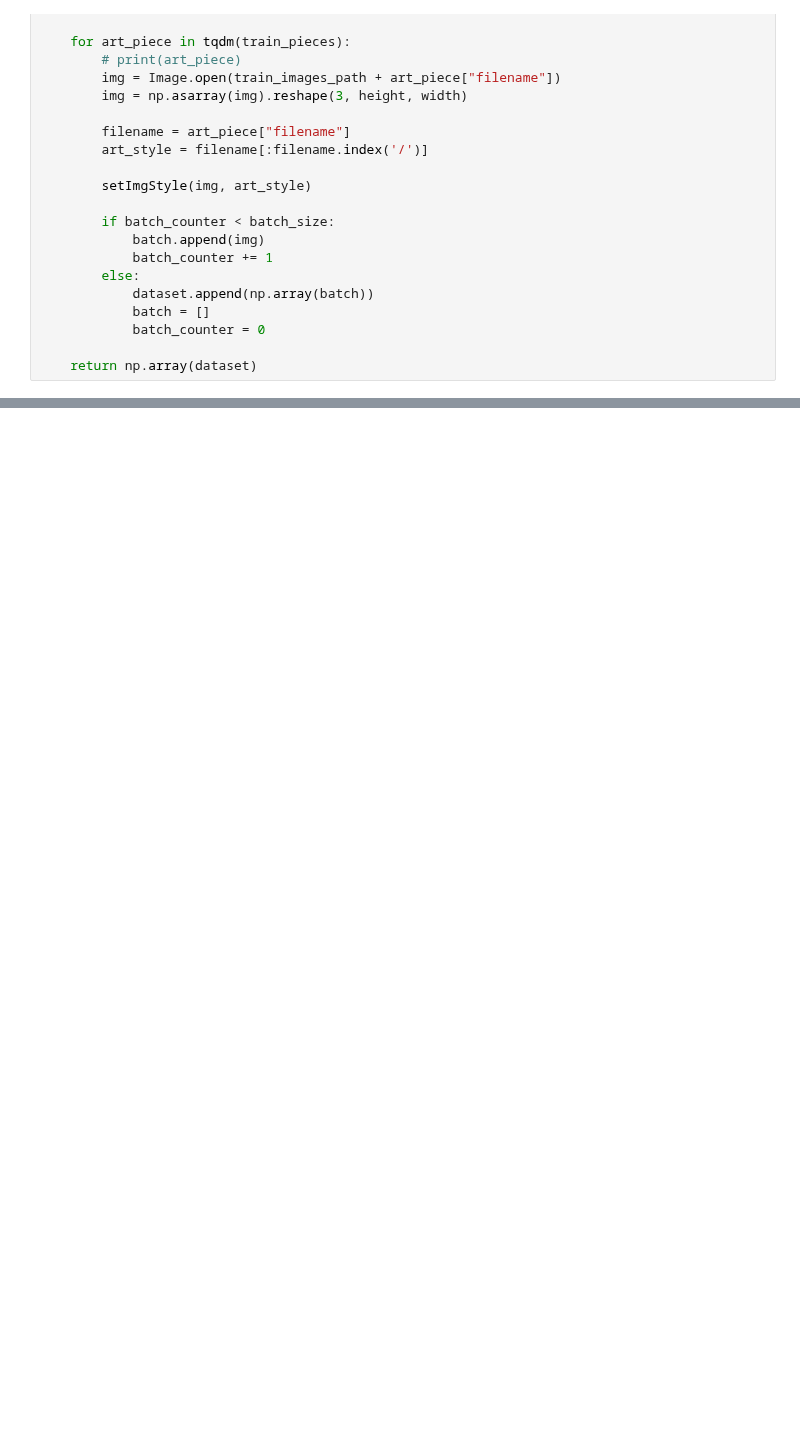
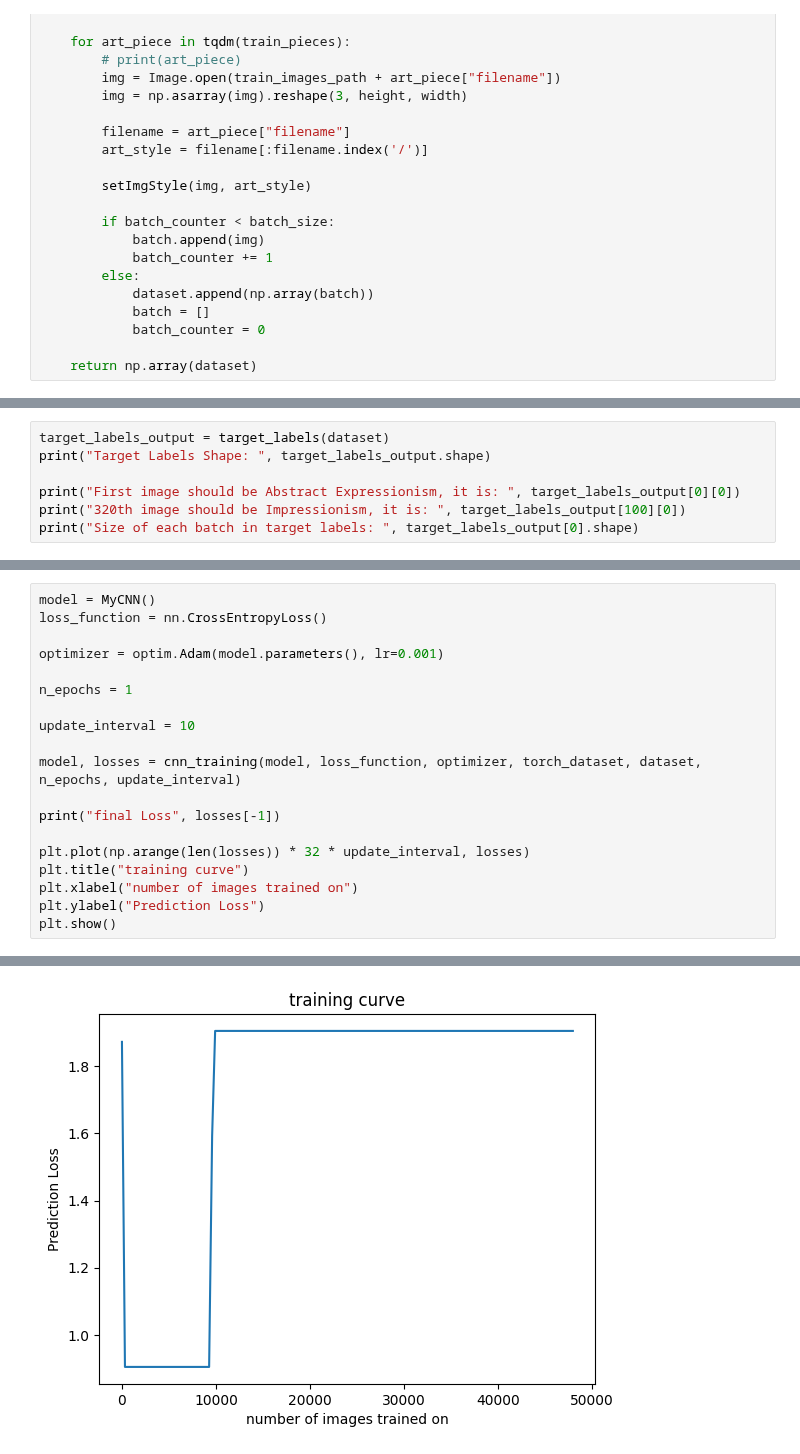
Before and after one commit to zach-marto/ArtInsight-ML, a Jupyter notebook: scratch_model_dataset/load_wikiart_dataset.ipynb, the cells around one changed output, grey strips where cells are left out. Saved outputs shown, nothing was run; the diff lists cells and outputs as text; blank space fills up the shorter version.

```diff
--- a/scratch_model_dataset/load_wikiart_dataset.ipynb
+++ b/scratch_model_dataset/load_wikiart_dataset.ipynb
@@ -305,0 +425,7 @@ First image is:  Impressionism
+# %%
+target_labels_output = target_labels(dataset)
+print("Target Labels Shape: ", target_labels_output.shape)
+
+print("First image should be Abstract Expressionism, it is: ", target_labels_output[0][0])
+print("320th image should be Impressionism, it is: ", target_labels_output[100][0])
+print("Size of each batch in target labels: ", target_labels_output[0].shape)
@@ -305,0 +471,20 @@ First image is:  Impressionism
+# %%
+model = MyCNN()
+loss_function = nn.CrossEntropyLoss()
+
+optimizer = optim.Adam(model.parameters(), lr=0.001)
+
+n_epochs = 1
+
+update_interval = 10
+
+model, losses = cnn_training(model, loss_function, optimizer, torch_dataset, dataset, n_epochs, update_interval)
+
+print("final Loss", losses[-1])
+
+plt.plot(np.arange(len(losses)) * 32 * update_interval, losses)
+plt.title("training curve")
+plt.xlabel("number of images trained on")
+plt.ylabel("Prediction Loss")
+plt.show()
+# %% [output]
@@ -305,0 +511 @@ First image is:  Impressionism
+[figure, added]
```
Also changed, not shown: parts of 23 cells of this notebook.
